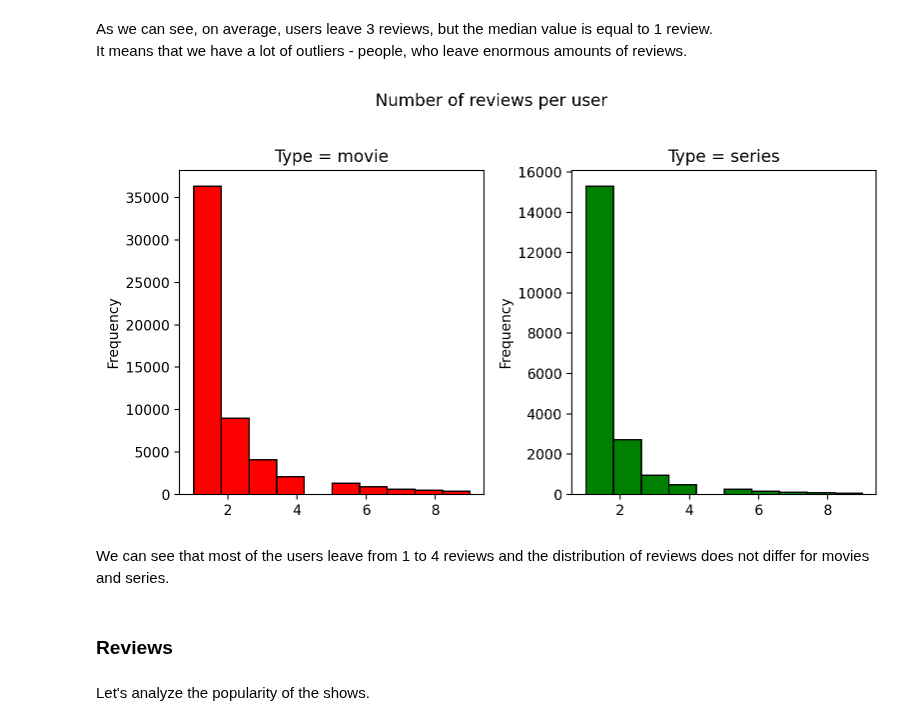
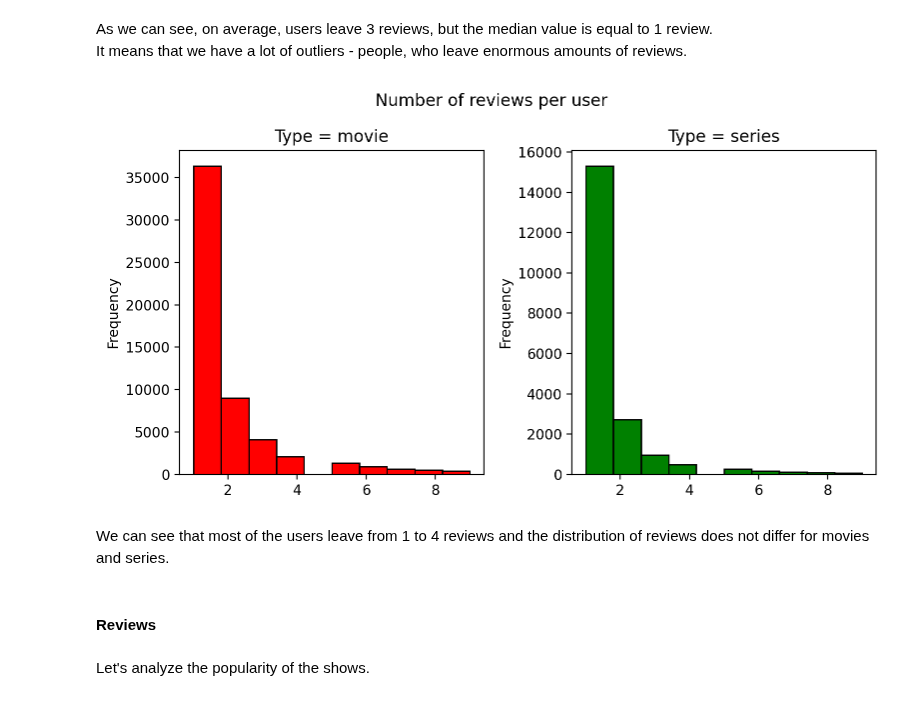
Before and after one commit to Extremesarova/shows_analysis, a Jupyter notebook: shows_analysis/notebooks/4_datasets_eda/reviews_eda.ipynb, the cells around one changed output. Cells and saved outputs as stored; diff of their text form; code cells hidden in the pictures.

```diff
--- a/shows_analysis/notebooks/4_datasets_eda/reviews_eda.ipynb
+++ b/shows_analysis/notebooks/4_datasets_eda/reviews_eda.ipynb
@@ -117,15 +165,16 @@ number_of_reviews_per_user_per_type_cut = number_of_reviews_per_user_per_type[
 # %%
 plot_per_type(
     dataframe=number_of_reviews_per_user_per_type_cut,
     column="reviews_per_user",
     title="Number of reviews per user",
+    title_shift=1.05
 )
 # %% [output]
-[figure, old version]
+[figure, new version]
 # %% [markdown]
 We can see that most of the users leave from 1 to 4 reviews and the distribution of reviews does not differ for movies and series.
 # %% [markdown]
-### Reviews
+#### Reviews
 # %% [markdown]
 Let's analyze the popularity of the shows.
 # %%
```
Also changed, not shown: parts of 36 cells of this notebook, 1 other file.
